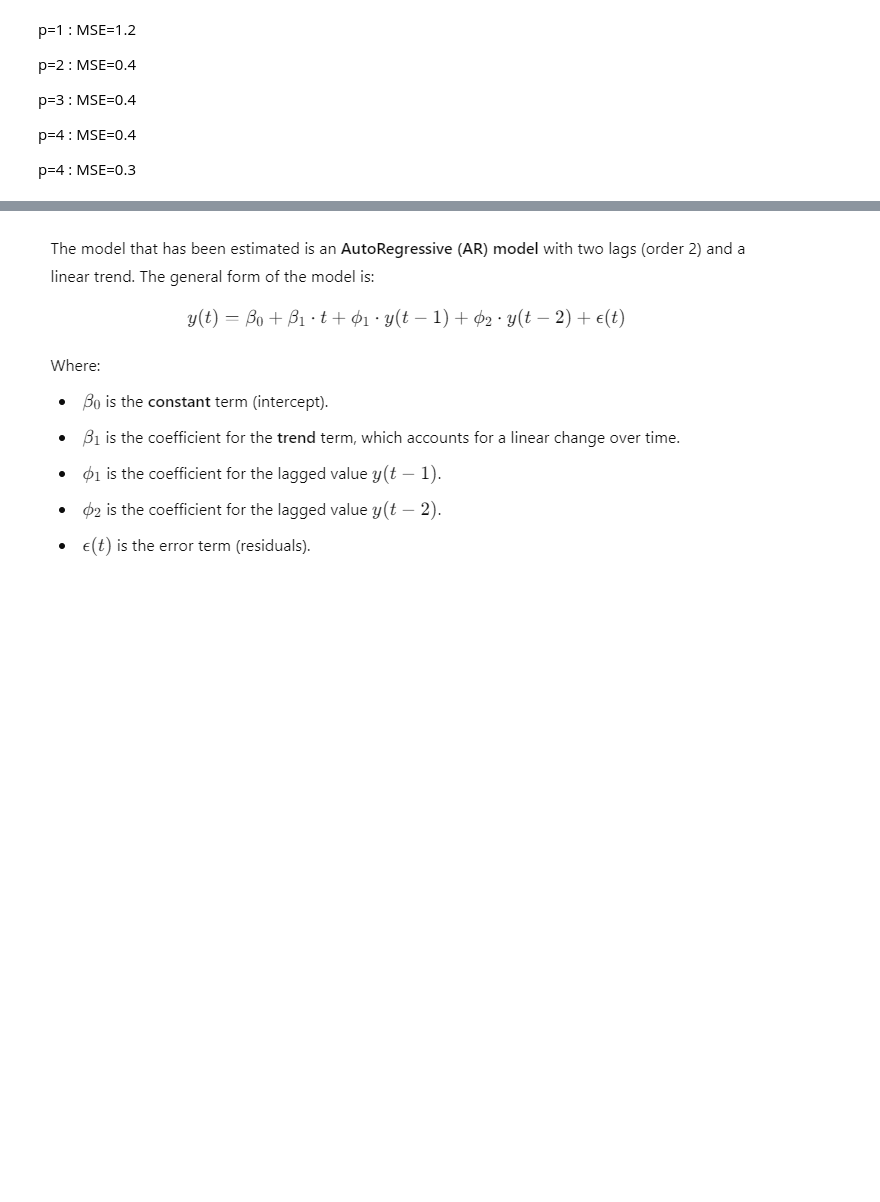
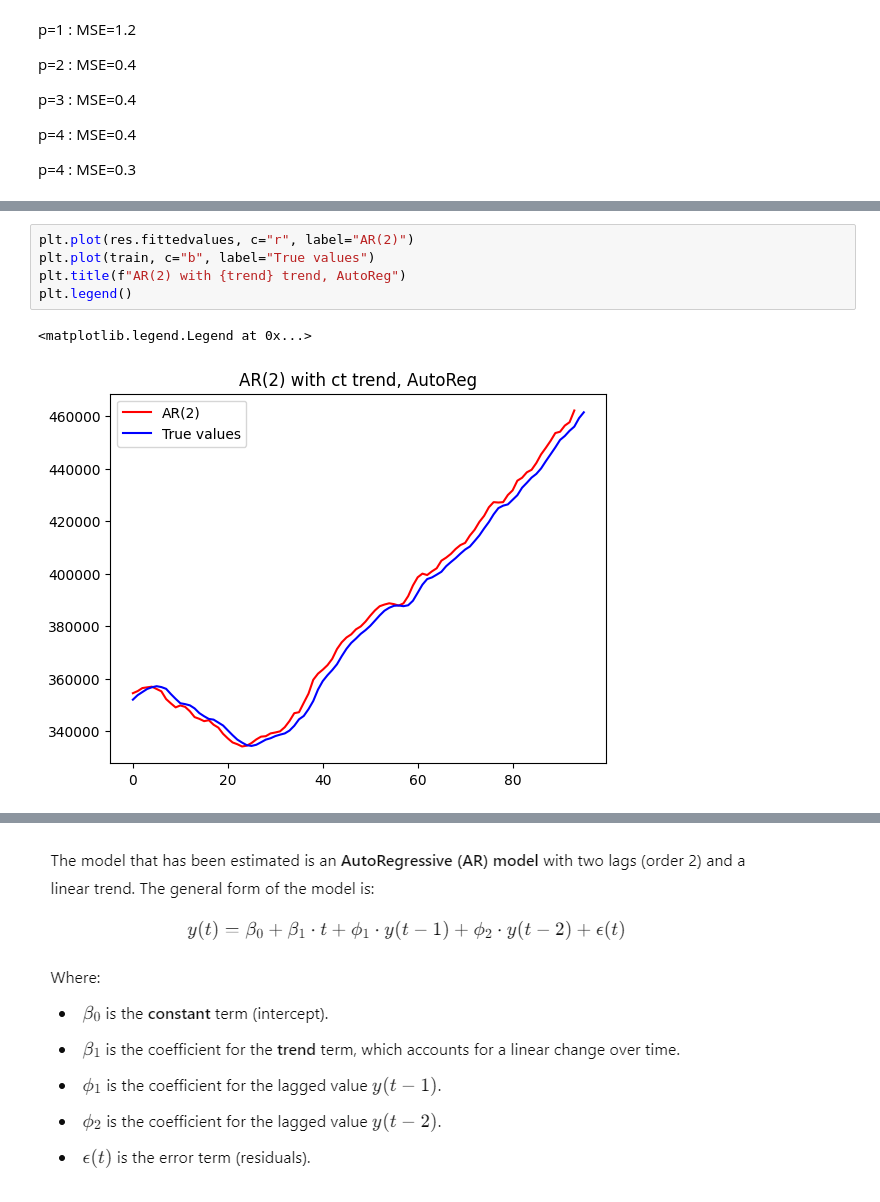
Before and after one commit to adevrent/WQU_DP, a Jupyter notebook: MITx_IDS.S24x/Project 1/Project_1.ipynb, the cells around one changed output, grey strips where cells are left out. Drawn from its saved outputs; the diff is of its cells as text; blank space fills up the shorter version.

```diff
--- a/MITx_IDS.S24x/Project 1/Project_1.ipynb
+++ b/MITx_IDS.S24x/Project 1/Project_1.ipynb
@@ -242,3 +225,11 @@ Roots
 |  | Real | Imaginary | Modulus | Frequency |
 | AR.1 | 1.0854 | +0.0000j | 1.0854 | 0.0000 |
 | AR.2 | 1.2031 | +0.0000j | 1.2031 | 0.0000 |
+# %%
+plt.plot(res.fittedvalues, c="r", label="AR(2)")
+plt.plot(train, c="b", label="True values")
+plt.title(f"AR(2) with {trend} trend, AutoReg")
+plt.legend()
+# %% [output]
+<matplotlib.legend.Legend at 0x...>
+[figure, added]
```
Also changed, not shown: parts of 38 cells of this notebook.
